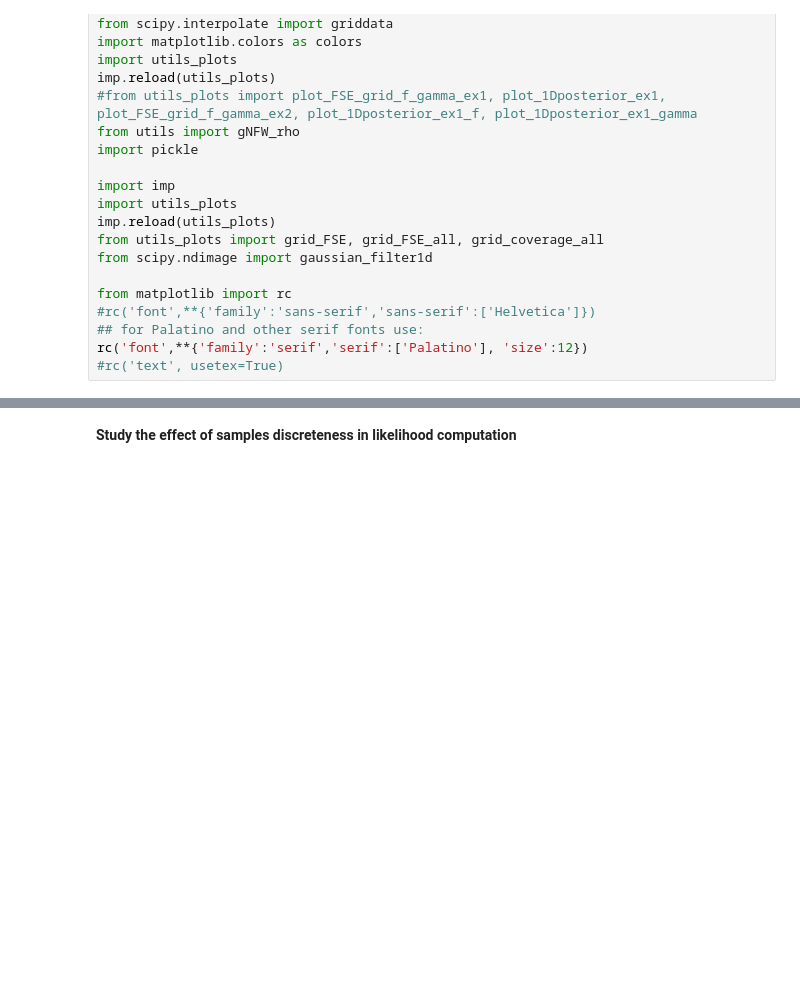
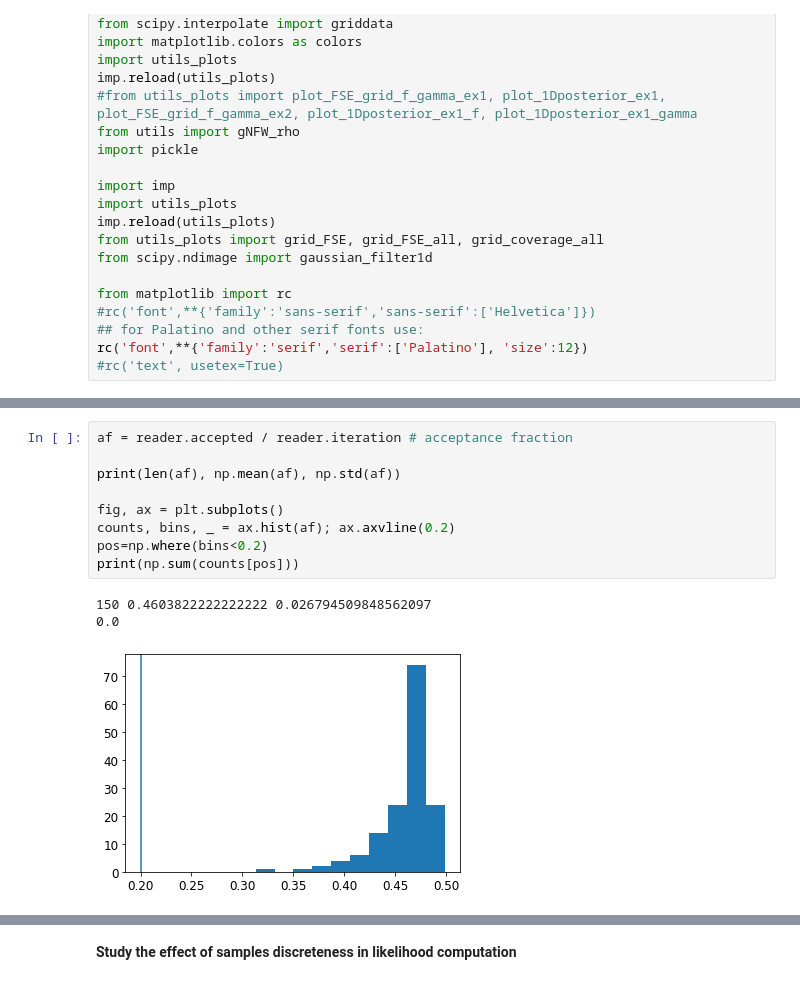
Before and after one commit to mariabenitocst/exoplanets, a Jupyter notebook: jupyter-notebook/reconstructed_DM.ipynb, the cells around one changed output, grey strips where cells are left out. Saved outputs shown, nothing was run; the diff lists cells and outputs as text; blank space fills up the shorter version.

```diff
--- a/jupyter-notebook/reconstructed_DM.ipynb
+++ b/jupyter-notebook/reconstructed_DM.ipynb
@@ -109,0 +264,13 @@ fig.subplots_adjust(hspace=0.05)
+# %%
+af = reader.accepted / reader.iteration # acceptance fraction
+
+print(len(af), np.mean(af), np.std(af))
+
+fig, ax = plt.subplots()
+counts, bins, _ = ax.hist(af); ax.axvline(0.2)
+pos=np.where(bins<0.2)
+print(np.sum(counts[pos]))
+# %% [output]
+150 0.4603822222222222 0.026794509848562097
+0.0
+[figure, added]
```
Also changed, not shown: parts of 8 cells of this notebook, 1 other file.
